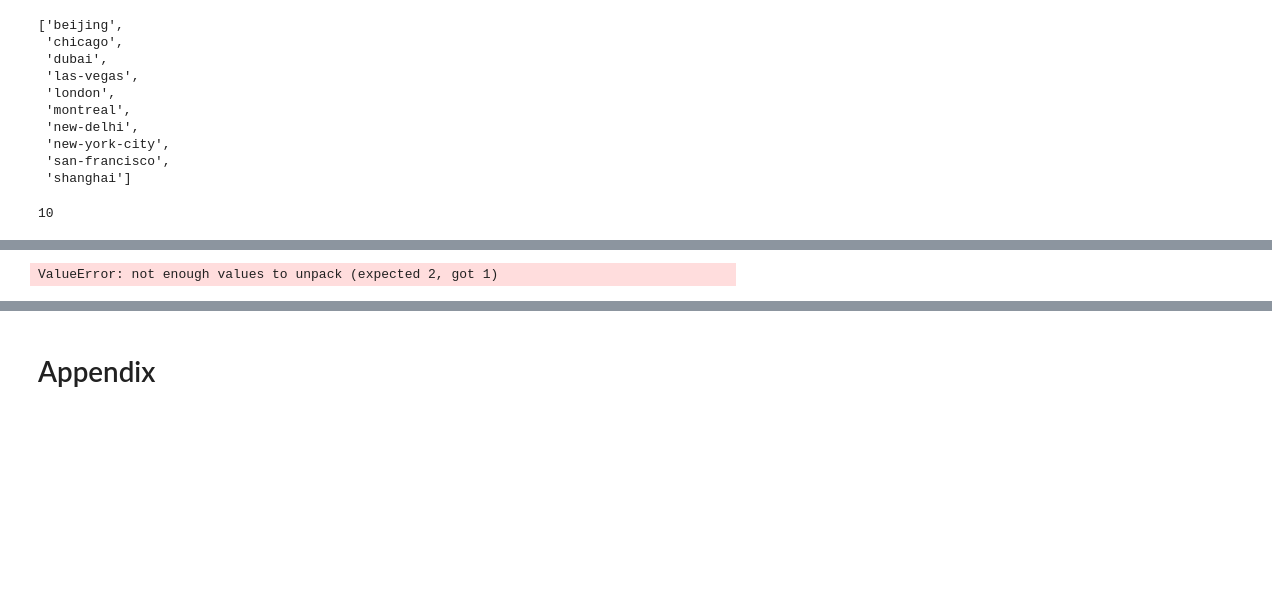
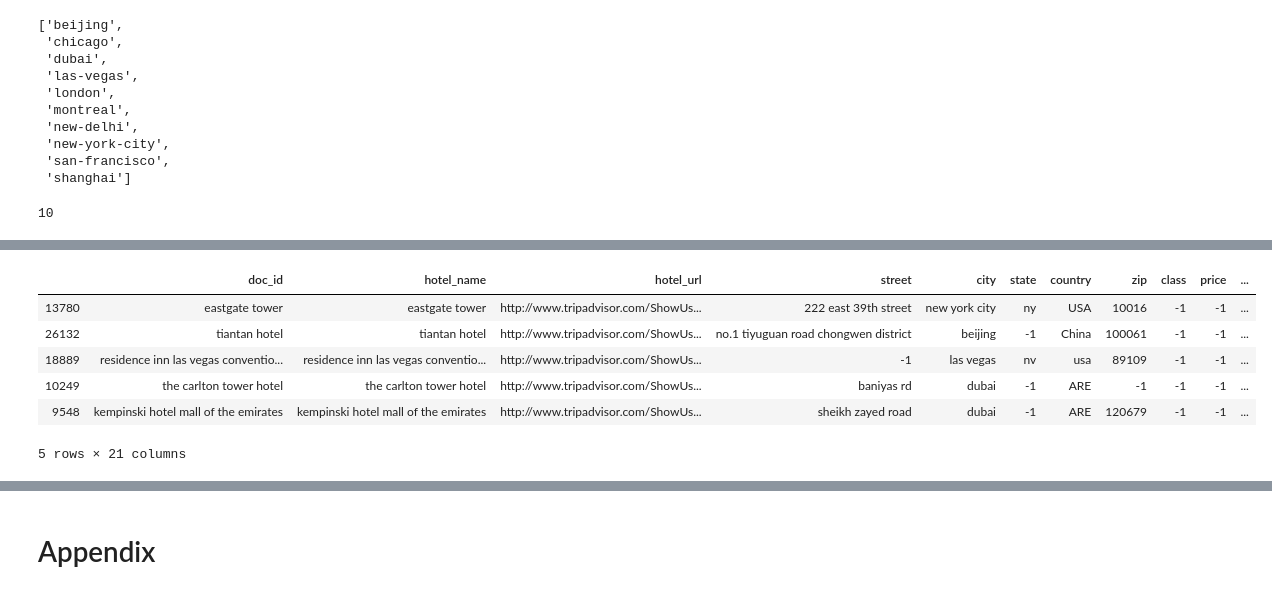
Before and after one commit to chelseanbr/between-the-lines, a Jupyter notebook: notebooks/initial_nb_loading.ipynb, the cells around one changed output, grey strips where cells are left out. Cells and saved outputs as stored; diff of their text form; code cells hidden in the pictures; blank space fills up the shorter version.

Commit message:
loaded all user reviews from text files and joined to main dataframe

```diff
--- a/notebooks/initial_nb_loading.ipynb
+++ b/notebooks/initial_nb_loading.ipynb
@@ -640,31 +666,15 @@ for name in csv_filenames:
 # %%
-df_all_cities_cleaned_wreviews = df_all_cities_cleaned.copy()
+df_all_cities_cleaned_wreviews = df.copy()
-# %%
-df_all_cities_cleaned_wreviews['doc_id'] = df_all_cities_cleaned_wreviews['doc_id'].str.replace(' ', '_')
-# %%
-folders = ['san-francisco'] # test only one folder
-for folder in folders:
-    folder_dir = data_dir + folder + '/'
-#     print(folder_dir)
-    curr_city_dfs = []
-    # go inside folder & get text file names
-    text_files = hlp.find_filenames(folder_dir)
-    # for each text file in folder:
-    for text_file in text_files:
-        # read each text file
-        text_file_df = pd.read_csv(file_dir, sep='\t', encoding = "ISO-8859-1", index_col=False, header=None, names=['Date', 'Review Title', 'Review Content'])
-        text_file = text_file.replace(' ' , '_')
-        doc_id = text_file.replace(folder + '_' , folder + '|')
-        [_, doc_id] = doc_id.split('|', 1)
-#         print(doc_id)
-        text_file_df['doc_id'] = doc_id
-        cols = text_file_df.columns.tolist()
-        cols = cols[-1:] + cols[:-1]
-        text_file_df = text_file_df[cols]
-        curr_city_dfs.append(text_file_df)
-    # concatentate all dfs for current city
-    df_curr_city_reviews = pd.concat(curr_city_dfs, ignore_index=True)
-    # merge reviews from text file with dataframe by doc_id = text file name
-    df_all_cities_cleaned_wreviews = pd.merge(df_all_cities_cleaned_wreviews, df_curr_city_reviews, how='left', on='doc_id')
-# %% [output]
-ValueError: not enough values to unpack (expected 2, got 1)
+# %%
+# merge reviews with main dataframe by hotel_name
+df_all_cities_cleaned_wreviews = pd.merge(df_all_cities_cleaned_wreviews, df_all_reviews, how='left', on='hotel_name')
+# %%
+df_all_cities_cleaned_wreviews.sample(5)
+# %% [output]
+|  | doc_id | hotel_name | hotel_url | street | city | state | country | zip | class | price | ... |
+| 13780 | eastgate tower | eastgate tower | http://www.tripadvisor.com/ShowUs... | 222 east 39th street | new york city | ny | USA | 10016 | -1 | -1 | ... |
+| 26132 | tiantan hotel | tiantan hotel | http://www.tripadvisor.com/ShowUs... | no.1 tiyuguan road chongwen district | beijing | -1 | China | 100061 | -1 | -1 | ... |
+| 18889 | residence inn las vegas conventio... | residence inn las vegas conventio... | http://www.tripadvisor.com/ShowUs... | -1 | las vegas | nv | usa | 89109 | -1 | -1 | ... |
+| 10249 | the carlton tower hotel | the carlton tower hotel | http://www.tripadvisor.com/ShowUs... | baniyas rd | dubai | -1 | ARE | -1 | -1 | -1 | ... |
+| 9548 | kempinski hotel mall of the emirates | kempinski hotel mall of the emirates | http://www.tripadvisor.com/ShowUs... | sheikh zayed road | dubai | -1 | ARE | 120679 | -1 | -1 | ... |
+5 rows × 21 columns
```
Also changed, not shown: parts of 37 cells of this notebook.
